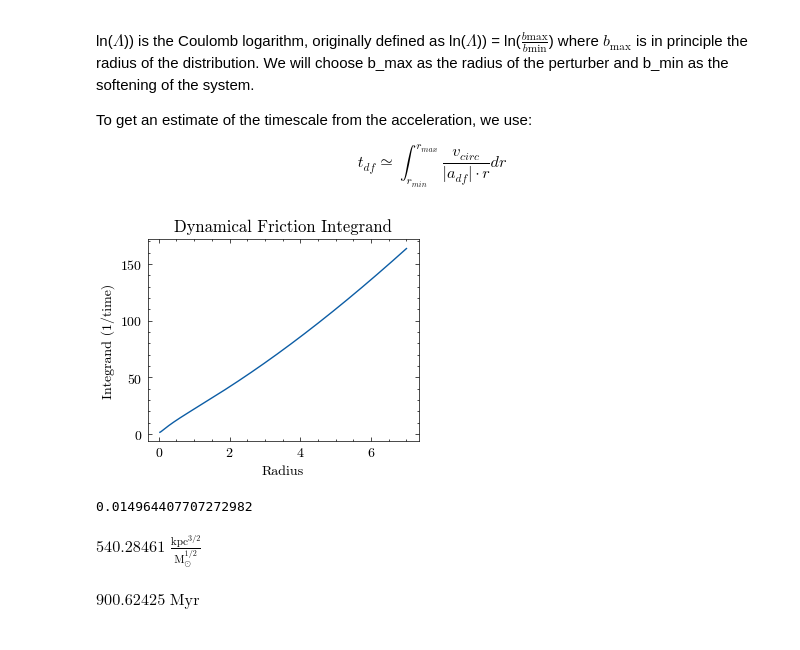
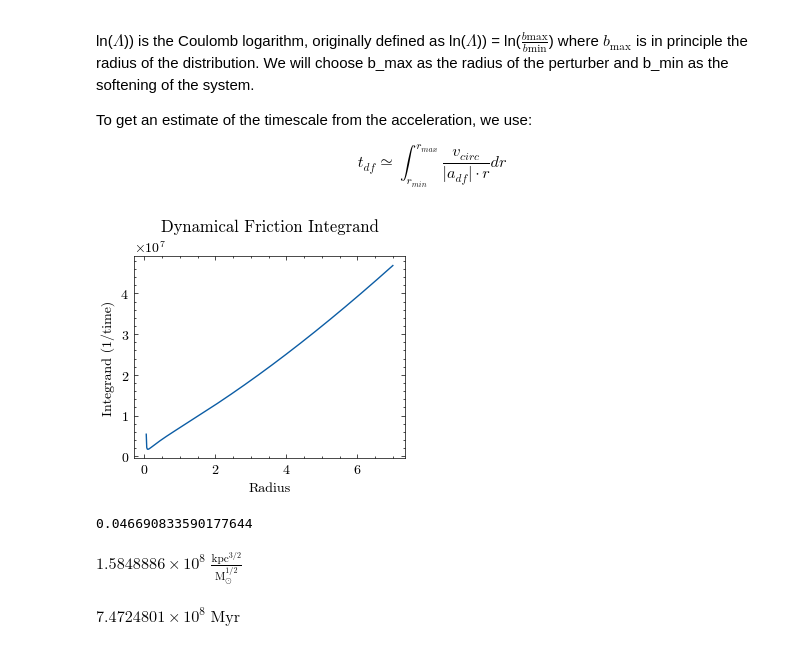
Before and after one commit to lisam10/stellar_systems_dynamics2024, a Jupyter notebook: final_exercise/Hernquist_new.ipynb, the cells around one changed output. Saved outputs shown, nothing was run; the diff lists cells and outputs as text; code cells hidden in the pictures.

```diff
--- a/final_exercise/Hernquist_new.ipynb
+++ b/final_exercise/Hernquist_new.ipynb
@@ -24,7 +24,7 @@ plt.style.use(['science', 'no-latex'])
 # %% [markdown]
 ## Initialization
 # %%
-n = 10000 #number of particles
+n = 30000 #number of particles
 a = 2.0 #scale radius
 M = 1.0 #each particle has a mass = M/n in internal units
 n_dim = 3
@@ -343,7 +332,8 @@ inputf.writelines(lines)
 
 inputf.close()
 # %%
-volume = 4*np.pi/3 * a**3
+r_cutoff = 9
+volume = 4*np.pi/3 * r_cutoff**3
 softening = 0.1 * (volume / n)**(1/3)
 print('suggested softening parameter = ', softening)
 # %% [output]
@@ -413,8 +393,8 @@ M_I = 1 * u.solMass
 M_P = 10**10 * M_I.to(u.g)
 
 R_I = 1 * u.kpc
-R_P = 0.5 * R_I.to(u.cm)
+R_P = 1 * R_I.to(u.cm)
 
-v_conver = np.sqrt(G * (M_P/M_I) * (R_I/R_P))
+v_conver = np.sqrt(G_P * (M_P/M_I) * (R_I/R_P))
 print(v_conver)
 # %% [output]
@@ -502,20 +477,20 @@ def dyn_friction_timescale(M, m, radius_max, radius_min, softening):
     plt.title("Dynamical Friction Integrand")
     return np.trapezoid(v_circ(radii) / (accel * radii), radii)
 # %%
-df_time = dyn_friction_timescale(M_BH, M/n, r_1, 2 * softening, softening)
+df_time = dyn_friction_timescale(M_BH, M/n, r_1, 1.1 * softening, softening)
 df_time_IU = df_time * t_I
 df_time_P = time_conv * df_time_IU
 # %% [output]
-[figure, old version]
+[figure, new version]
 # %%
 softening
 # %% [output]
-0.014964407707272982
+0.046690833590177644
 # %%
 df_time_IU
 # %% [output]
-$540.28461 \; \mathrm{\frac{kpc^{3/2}}{M_{\odot}^{1/2}}}$
+$1.5848886 \times 10^{8} \; \mathrm{\frac{kpc^{3/2}}{M_{\odot}^{1/2}}}$
 # %%
 df_time_P.to(u.Myr)
 # %% [output]
-$900.62425 \; \mathrm{Myr}$
+$7.4724801 \times 10^{8} \; \mathrm{Myr}$
```
Also changed, not shown: parts of 28 cells of this notebook.
